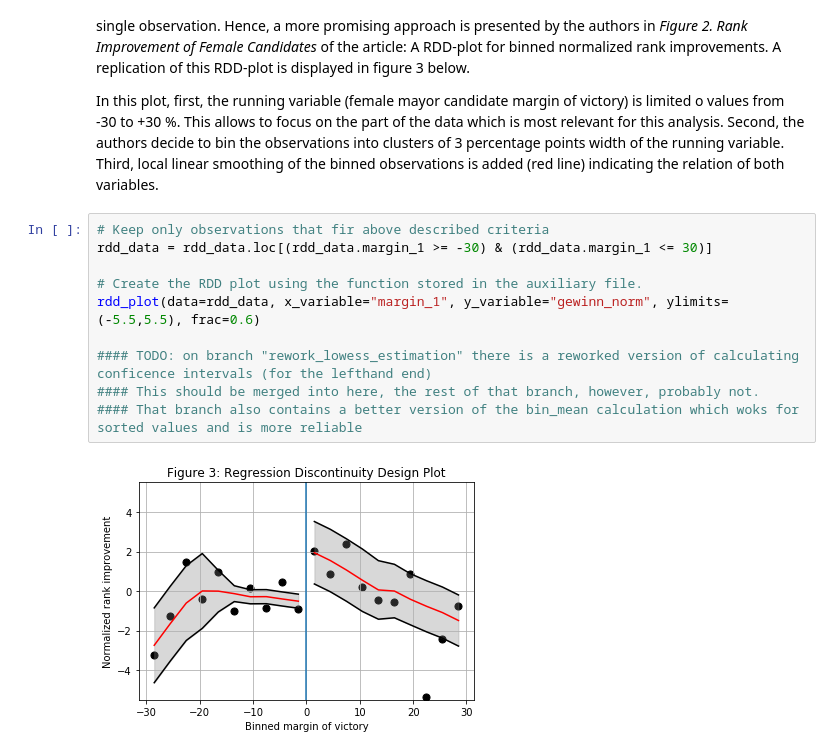
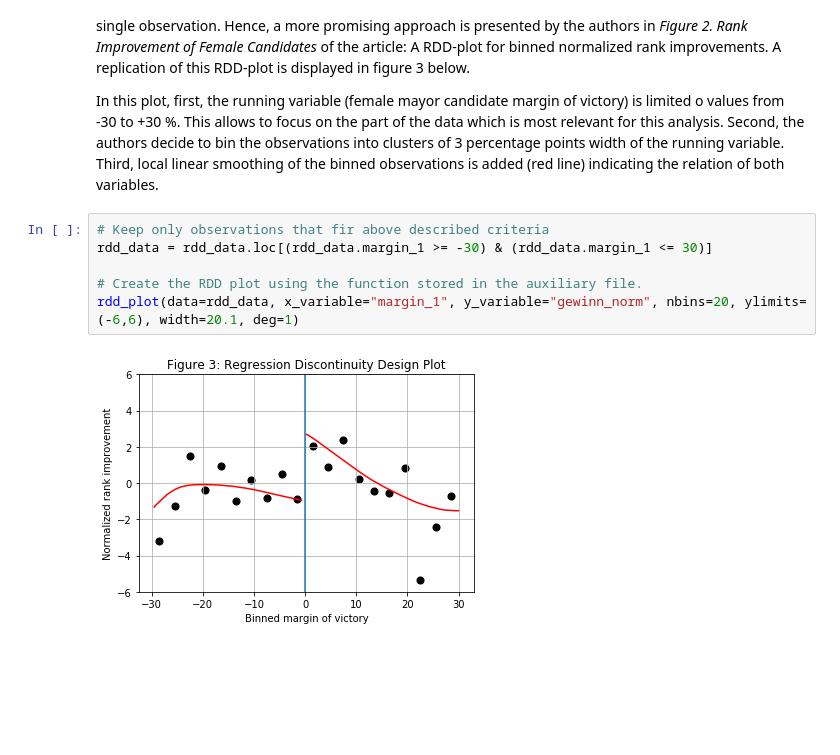
Before and after one commit to DaLueke/replication-baskeran-hessami-2018, a Jupyter notebook: student_project.ipynb, the cells around one changed output. Drawn from its saved outputs; the diff is of its cells as text; blank space fills up the shorter version.

Commit message:
Reworked RDD plot. Function now uses a local polynomial regression instead of LOWESS to stick more closely with the authors method. Removed incorrect confidence intervals.

```diff
--- a/student_project.ipynb
+++ b/student_project.ipynb
@@ -175,12 +175,8 @@ In this plot, first, the running variable (female mayor candidate margin of vict
 # %%
 # Keep only observations that fir above described criteria
 rdd_data = rdd_data.loc[(rdd_data.margin_1 >= -30) & (rdd_data.margin_1 <= 30)]
 
 # Create the RDD plot using the function stored in the auxiliary file.
-rdd_plot(data=rdd_data, x_variable="margin_1", y_variable="gewinn_norm", ylimits=(-5.5,5.5), frac=0.6)
-
-#### TODO: on branch "rework_lowess_estimation" there is a reworked version of calculating conficence intervals (for the lefthand end)
-#### This should be merged into here, the rest of that branch, however, probably not.
-#### That branch also contains a better version of the bin_mean calculation which woks for sorted values and is more reliable
+rdd_plot(data=rdd_data, x_variable="margin_1", y_variable="gewinn_norm", nbins=20, ylimits=(-6,6), width=20.1, deg=1)
 # %% [output]
-[figure, old version]
+[figure, new version]
```
Also changed, not shown: parts of 3 cells of this notebook, 1 other file.
